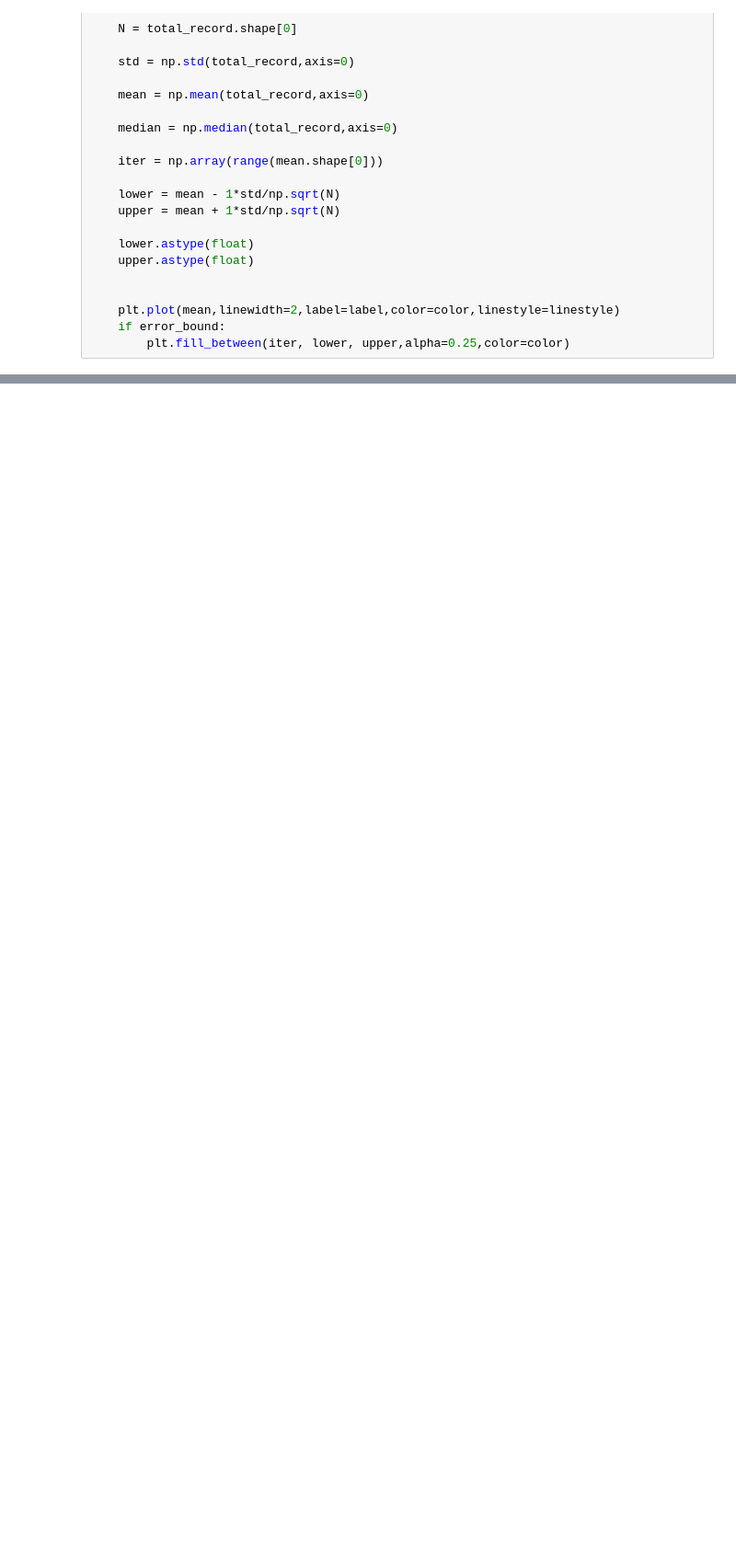
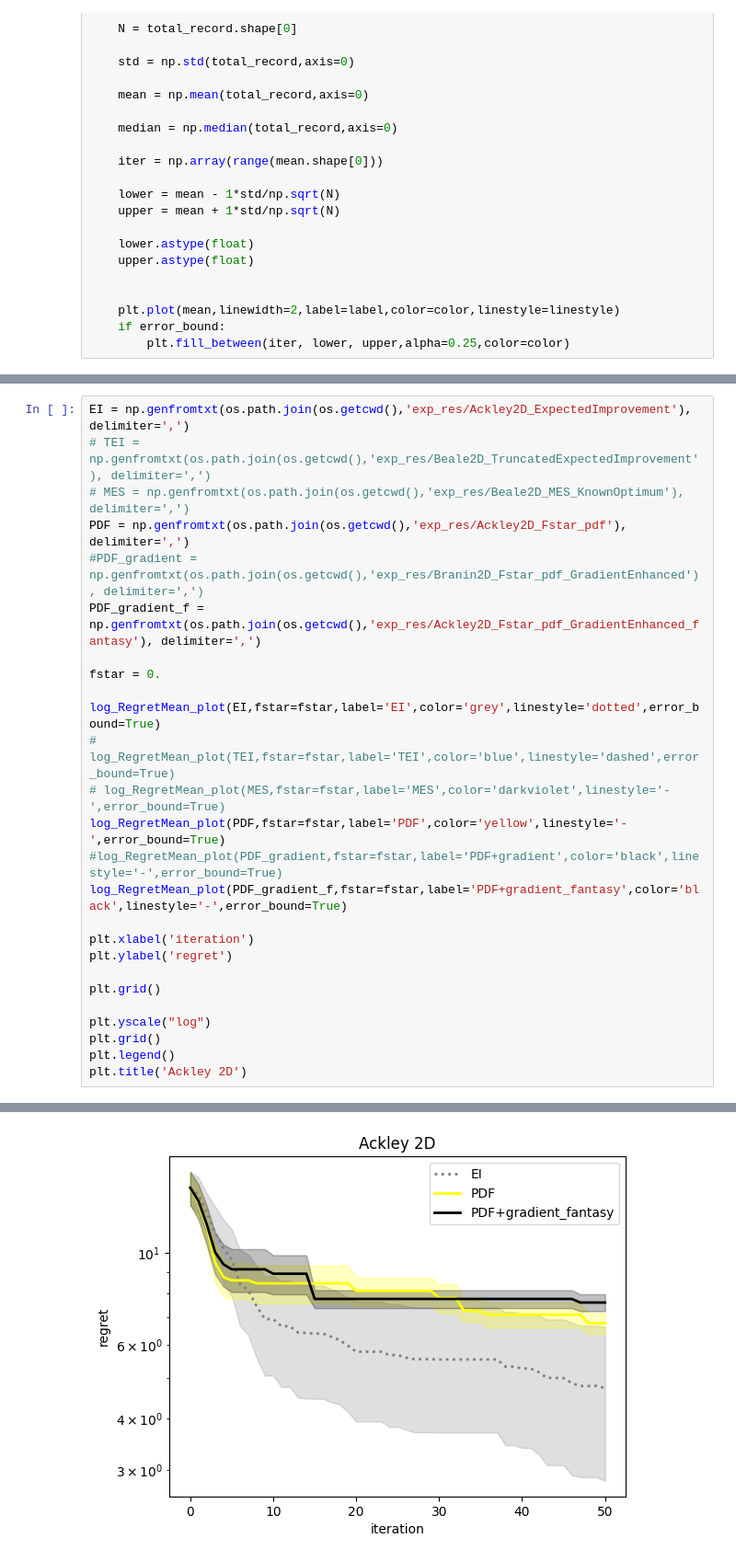
Before and after one commit to HanyangHenry-Wang/GPGradient_based_method, a Jupyter notebook: plot.ipynb, the cells around one changed output, grey strips where cells are left out. Shown at 92% size. Drawn from its saved outputs; the diff is of its cells as text; blank space fills up the shorter version.

```diff
--- a/plot.ipynb
+++ b/plot.ipynb
@@ -31,0 +59,27 @@ def log_RegretMean_plot(res,fstar,label,color,linestyle,error_bound=True):
+# %%
+EI = np.genfromtxt(os.path.join(os.getcwd(),'exp_res/Ackley2D_ExpectedImprovement'), delimiter=',')
+# TEI = np.genfromtxt(os.path.join(os.getcwd(),'exp_res/Beale2D_TruncatedExpectedImprovement'), delimiter=',')
+# MES = np.genfromtxt(os.path.join(os.getcwd(),'exp_res/Beale2D_MES_KnownOptimum'), delimiter=',')
+PDF = np.genfromtxt(os.path.join(os.getcwd(),'exp_res/Ackley2D_Fstar_pdf'), delimiter=',')
+#PDF_gradient = np.genfromtxt(os.path.join(os.getcwd(),'exp_res/Branin2D_Fstar_pdf_GradientEnhanced'), delimiter=',')
+PDF_gradient_f = np.genfromtxt(os.path.join(os.getcwd(),'exp_res/Ackley2D_Fstar_pdf_GradientEnhanced_fantasy'), delimiter=',')
+
+fstar = 0.
+
+log_RegretMean_plot(EI,fstar=fstar,label='EI',color='grey',linestyle='dotted',error_bound=True)
+# log_RegretMean_plot(TEI,fstar=fstar,label='TEI',color='blue',linestyle='dashed',error_bound=True)
+# log_RegretMean_plot(MES,fstar=fstar,label='MES',color='darkviolet',linestyle='-',error_bound=True)
+log_RegretMean_plot(PDF,fstar=fstar,label='PDF',color='yellow',linestyle='-',error_bound=True)
+#log_RegretMean_plot(PDF_gradient,fstar=fstar,label='PDF+gradient',color='black',linestyle='-',error_bound=True)
+log_RegretMean_plot(PDF_gradient_f,fstar=fstar,label='PDF+gradient_fantasy',color='black',linestyle='-',error_bound=True)
+
+plt.xlabel('iteration')
+plt.ylabel('regret')
+
+plt.grid()
+
+plt.yscale("log")
+plt.grid()
+plt.legend()
+plt.title('Ackley 2D')
+# %% [output]
@@ -31,0 +87 @@ def log_RegretMean_plot(res,fstar,label,color,linestyle,error_bound=True):
+[figure, added]
```
Also changed, not shown: parts of 10 cells of this notebook, 25 other files.
